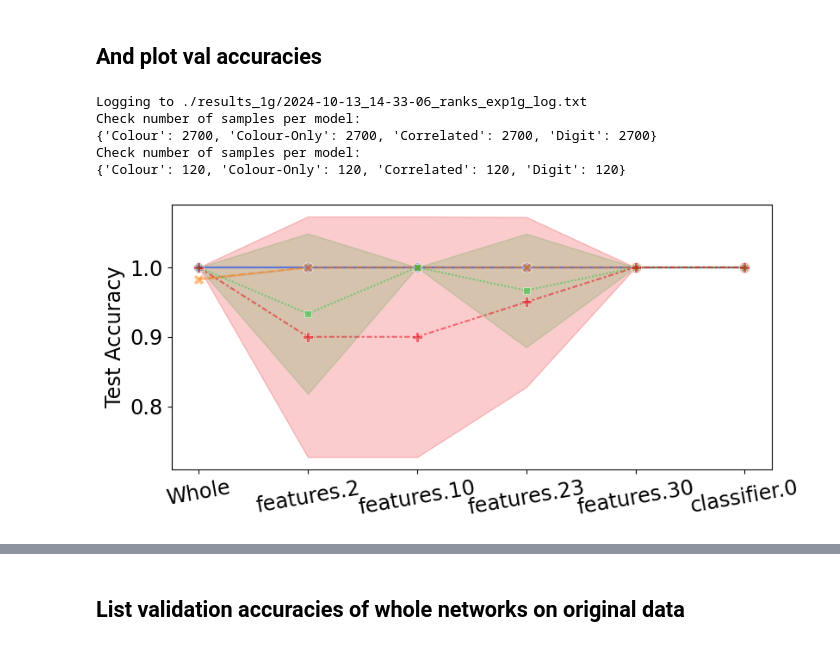
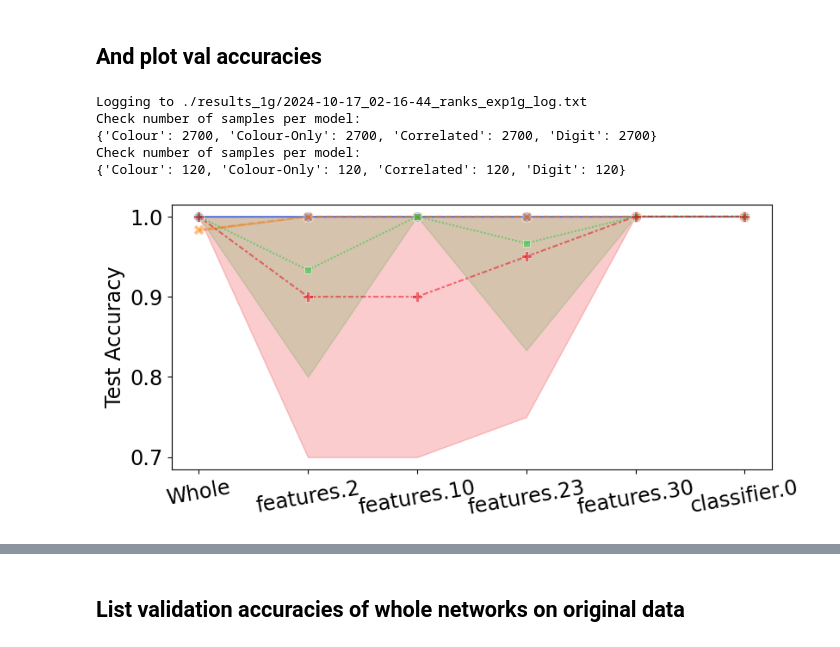
Before and after one commit to DHLSmith/jons-tunnel-effect, a Jupyter notebook: rank.ipynb, the cells around one changed output, grey strips where cells are left out. Cells and saved outputs as stored; diff of their text form; code cells hidden in the pictures.

```diff
--- a/rank.ipynb
+++ b/rank.ipynb
@@ -664,33 +664,33 @@ plt.figure(figsize=(9,4))
 
 line_plot = sns.lineplot(data=df3, x='name', y='val_acc', hue='receiver', style='receiver',
                          hue_order=style_order, style_order=style_order,
                          markers=True, dashes=True, markersize=8, alpha=0.5, palette='bright',
-                        errorbar=("sd",1))
+                        errorbar=("ci",100))
 # errorbar=("sd",1)) for standard dev
 # errorbar=("ci",100) would give 100% confidence interval "pi" is percentile interval
 
 #plt.title("Val Acc of VGG19 recievers stitched with synthetic data")
 #plt.xlabel('First Layer of Receiver')
 plt.xlabel('')
 plt.ylabel('Test Accuracy', fontsize='xx-large')
 #plt.yscale('log')
 plt.xticks(rotation=10)
 plt.tick_params(axis='both', labelsize='xx-large')
 
 handles, labels = line_plot.get_legend_handles_labels()
 #sorted_labels_handles = sorted(zip(labels, handles))
 unsorted_labels_handles = zip(labels[:len(ref_models)], handles[:len(ref_models)])
 labels, handles = zip(*unsorted_labels_handles)
 plt.legend(handles, labels, title='RCV Model', loc='upper right', bbox_to_anchor=(1.25, 1))
 plt.legend().remove()
 plt.xticks(ticks=range(len(custom_labels)), labels=custom_labels) # rename ticks
 #plt.savefig(f"./results_1g/1g_lin_post_stitch_acc.png", bbox_inches='tight')
 plt.savefig(f"./results_1g/1g_lin_post_stitch_acc_sd.pdf", bbox_inches='tight')
 plt.show()
 # %% [output]
-Logging to ./results_1g/2024-10-13_14-33-06_ranks_exp1g_log.txt
+Logging to ./results_1g/2024-10-17_02-16-44_ranks_exp1g_log.txt
 Check number of samples per model:
 {'Colour': 2700, 'Colour-Only': 2700, 'Correlated': 2700, 'Digit': 2700}
 Check number of samples per model:
 {'Colour': 120, 'Colour-Only': 120, 'Correlated': 120, 'Digit': 120}
-[figure, old version]
+[figure, new version]
```
Also changed, not shown: parts of 8 cells of this notebook.
